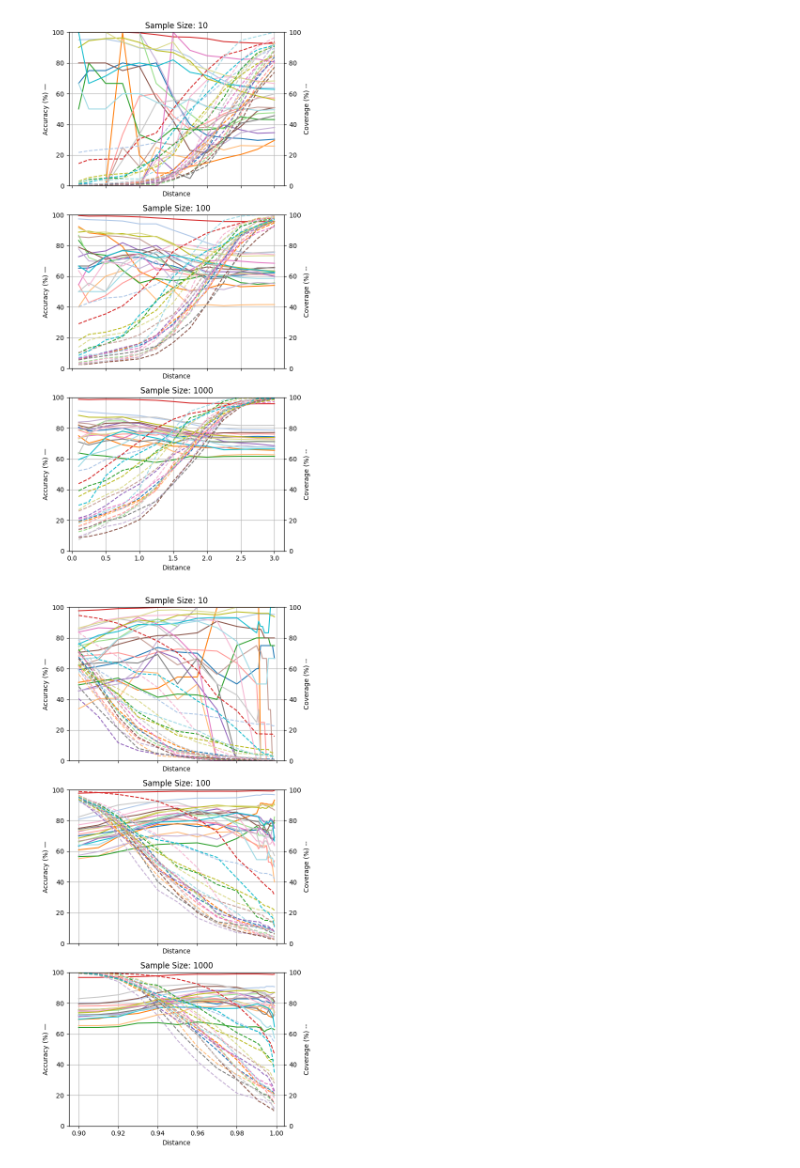
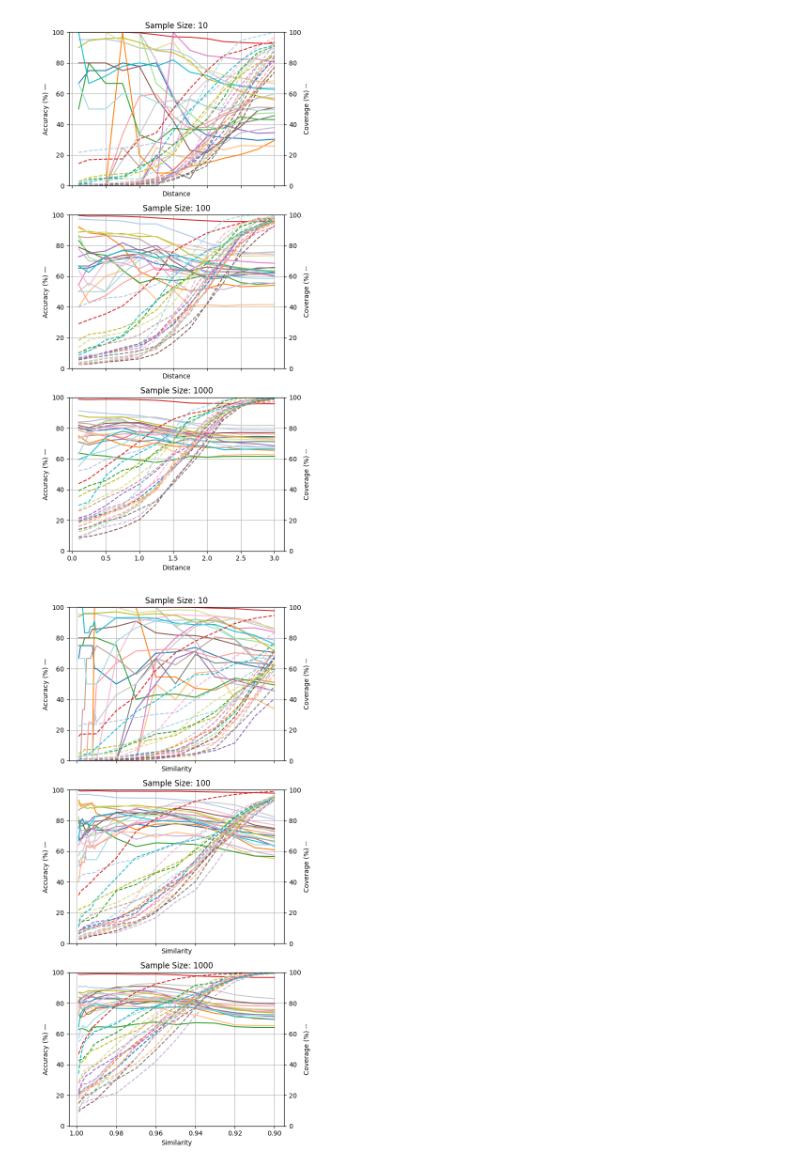
Before and after one commit to elliev7/partiii_research_project, a Jupyter notebook: fingerprinting/per_class.ipynb, the cells around one changed output. Saved outputs shown, nothing was run; the diff lists cells and outputs as text; code cells hidden in the pictures.

Commit message:
flipped cosine similarity graphs

```diff
--- a/fingerprinting/per_class.ipynb
+++ b/fingerprinting/per_class.ipynb
@@ -45,5 +45,7 @@ distances_baseline = [0.01, 0.025, 0.05, 0.075, 0.1, 0.125, 0.15, 0.175, 0.2, 0.
 distances_embeddings = [0.1, 0.25, 0.5, 0.75, 1, 1.25, 1.5, 1.75, 2, 2.25, 2.5, 2.75, 3]
 similarities = [0.9, 0.91, 0.92, 0.93, 0.94, 0.95, 0.96, 0.97, 0.98, 0.99,
                 0.991, 0.992, 0.993, 0.994, 0.995, 0.996, 0.997, 0.998, 0.999]
+similarities = [0.999, 0.998, 0.997, 0.996, 0.995, 0.994, 0.993, 0.992, 0.991,
+                0.99, 0.98, 0.97, 0.96, 0.95, 0.94, 0.93, 0.92, 0.91, 0.9]
 # %%
 coverage_results_baseline_per_class, accuracy_results_baseline_per_class = extract_results_per_class(vectors_baseline, labels_baseline, train_val_indices, test_indices, 'euclidean', 'distance', samples, distances_baseline)
@@ -57,6 +59,6 @@ plot_results_by_sample_size_per_class(coverage_results_embeddings_per_class, acc
 [figure]
 # %%
 coverage_results_embeddings_cosine_per_class, accuracy_results_embeddings_cosine_per_class = extract_results_per_class(vectors_embeddings, labels_embeddings, train_val_indices, test_indices, 'cosine', 'similarity', samples, similarities)
-plot_results_by_sample_size_per_class(coverage_results_embeddings_cosine_per_class, accuracy_results_embeddings_cosine_per_class, samples, similarities)
+plot_results_per_class(coverage_results_embeddings_cosine_per_class, accuracy_results_embeddings_cosine_per_class, samples, similarities, reverse=True)
 # %% [output]
-[figure, old version]
+[figure, new version]
```
Also changed, not shown: parts of 3 cells of this notebook, 3 other files.
